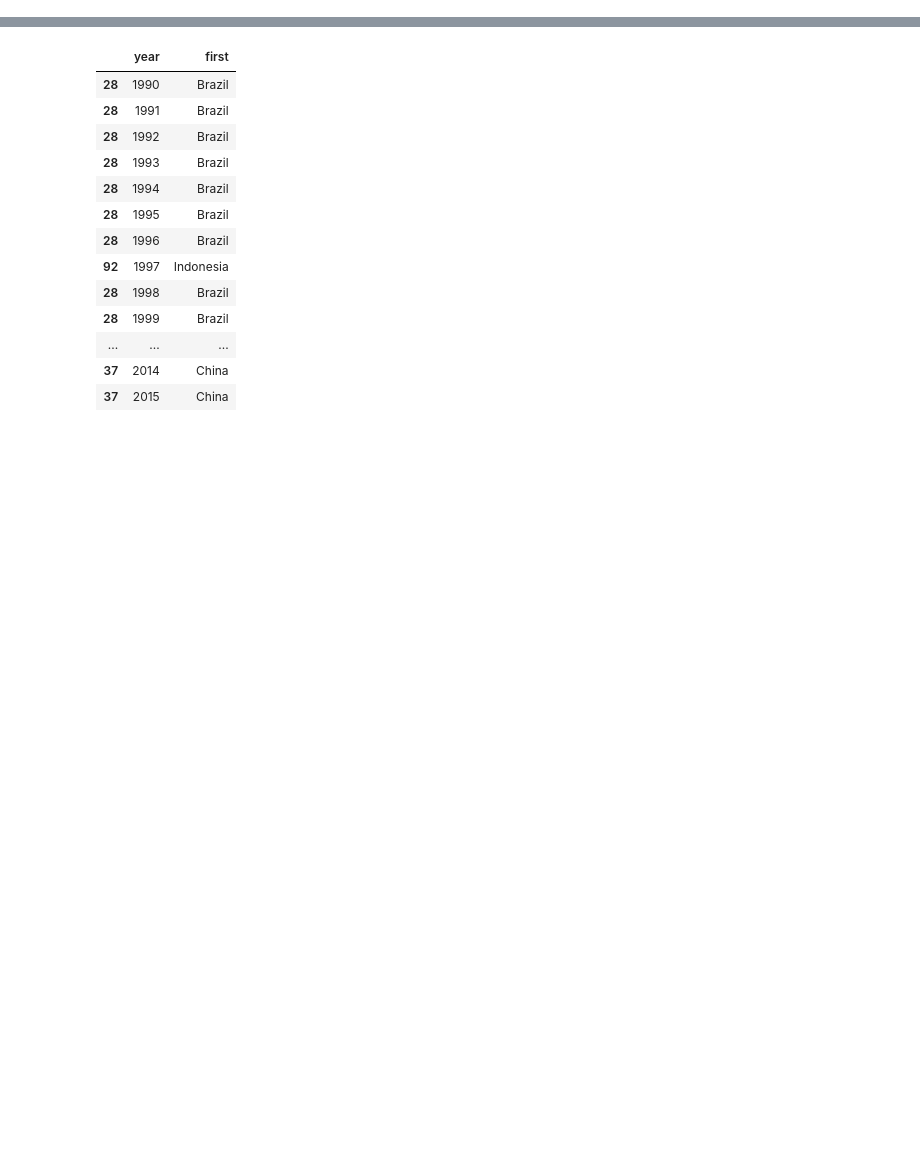
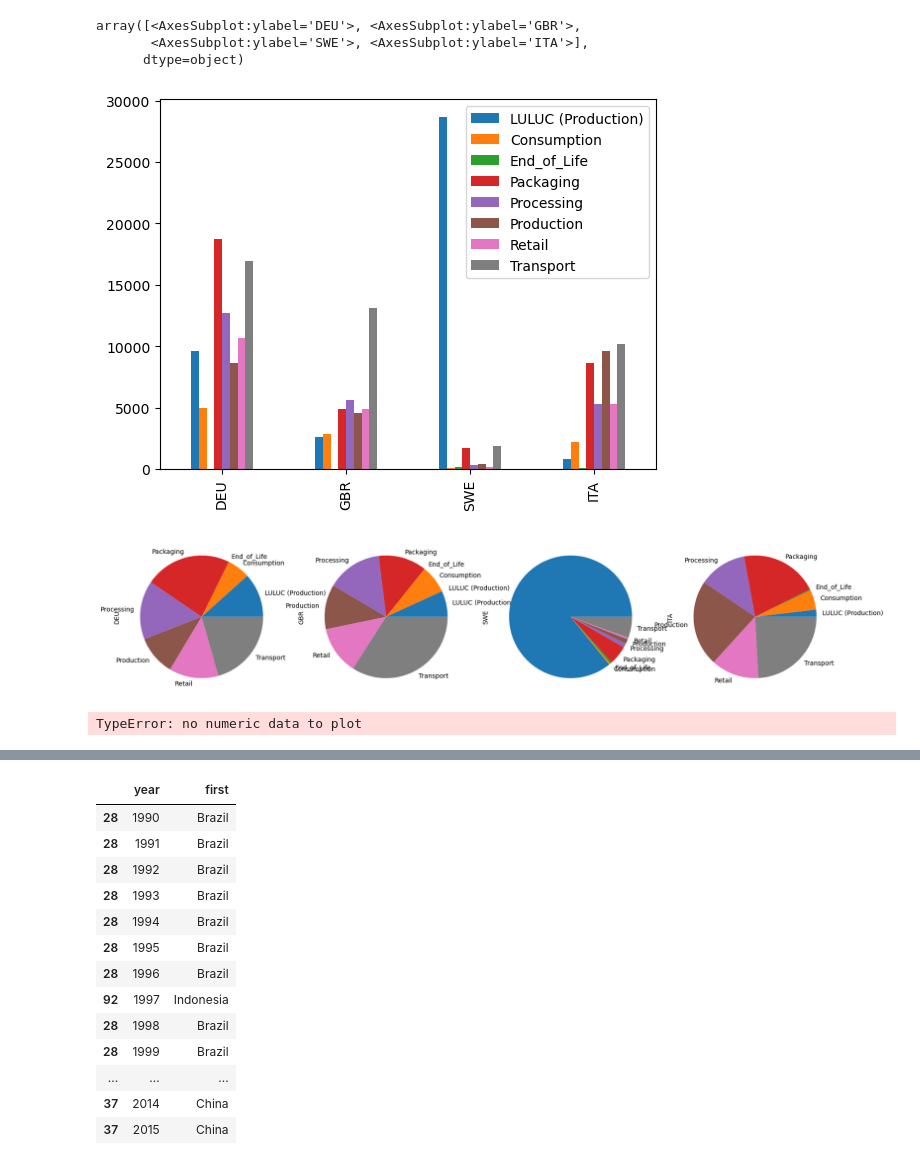
Before and after one commit to RichardMEN11/tou-orientation-challenge, a Jupyter notebook: edgar.ipynb, the cells around one changed output, grey strips where cells are left out. Cells and saved outputs as stored; diff of their text form; code cells hidden in the pictures; blank space fills up the shorter version.

Commit message:
add more charts

```diff
--- a/edgar.ipynb
+++ b/edgar.ipynb
@@ -1,3 +1,82 @@
+# %%
+import pandas as pd
+import matplotlib.pyplot as plt
+
+df_edgar_sector = pd.read_csv('input/food-by-sector.csv', sep=";", decimal=',')
+
+df_edgar_sector.columns = df_edgar_sector.columns.str.replace("Y_", "")
+
+years = ['1990', '1991', '1992', '1993', '1994',
+       '1995', '1996', '1997', '1998', '1999', '2000', '2001', '2002', '2003','2004', '2005', '2006', '2007', '2008', '2009', '2010', '2011', '2012',
+       '2013', '2014', '2015', '2016', '2017', '2018']
+
+oecd_countries = df_edgar_sector['C_group_IM24_sh'] == '11:_OECD_Europe'
+co2 = df_edgar_sector['Substance'] == 'GWP_100_CO2'
+
+df_edgar_sector.loc[oecd_countries & co2]
+
+data_f = pd.DataFrame({
+    'Country': df_edgar_sector.loc[oecd_countries & co2]['Country_code_A3'],
+    'Year': df_edgar_sector.loc[oecd_countries & co2]['2018'],
+    'Sector': df_edgar_sector.loc[oecd_countries & co2]['FOOD_system_stage']
+})
+
+data_1 = data_f.set_index('Country')
+sectors = data_1['Sector'].unique()
+countries = ['DEU', 'GBR', 'SWE', 'ITA']
+
+b_data_f = {}
+ls = pd.DataFrame(b_data_f, index=countries)
+
+for sector in sectors:
+    for country in countries:
+        sect = data_f['Sector'] == sector
+        cou = data_f['Country'] == country
+        t = data_f.loc[sect & cou]
+
+        if len(t['Year'].values) > 0:
+            ls.at[country, sector]= t['Year'].values[0]
+        else:
+           ls.at[country, sector] = 0
+
+
+ls.plot(kind='bar')
+
+ls.swapaxes("index", "columns").plot(kind='pie', subplots=True, legend=False, figsize=[20,20])
+# %% [output]
+array([<AxesSubplot:ylabel='DEU'>, <AxesSubplot:ylabel='GBR'>,
+       <AxesSubplot:ylabel='SWE'>, <AxesSubplot:ylabel='ITA'>],
+      dtype=object)
+[figure, added]
+[figure, added]
+# %%
+import pandas as pd
+import matplotlib.pyplot as plt
+
+df_edgar_sector = pd.read_csv('input/food-by-sector.csv', sep=";", decimal=',')
+
+df_edgar_sector.columns = df_edgar_sector.columns.str.replace("Y_", "")
+
+years = ['1990', '1991', '1992', '1993', '1994',
+       '1995', '1996', '1997', '1998', '1999', '2000', '2001', '2002', '2003','2004', '2005', '2006', '2007', '2008', '2009', '2010', '2011', '2012',
+       '2013', '2014', '2015', '2016', '2017', '2018']
+
+oecd_countries = df_edgar_sector['C_group_IM24_sh'] == '11:_OECD_Europe'
+luluc = df_edgar_sector['FOOD_system_stage'] == 'LULUC (Production)'
+co2 = df_edgar_sector['Substance'] == 'GWP_100_CO2'
+data_frame = {'Country': df_edgar_sector.loc[oecd_countries & luluc & co2]}
+
+for year in years:
+       data_frame[year] = df_edgar_sector.loc[oecd_countries & luluc & co2][year]
+
+
+data = pd.DataFrame(data_frame)
+
+swapped_data = data.set_index('Country')
+
+swapped_data.swapaxes("index", "columns").plot(title="LuLuc in OECD Countries since 1990")
+# %% [output]
+TypeError: no numeric data to plot
 # %%
 df_edgar_shares = pd.read_csv('input/food-system-shares.csv', sep=";", decimal=',')
 
```
Also changed, not shown: parts of 1 cell of this notebook, 5 other files.
